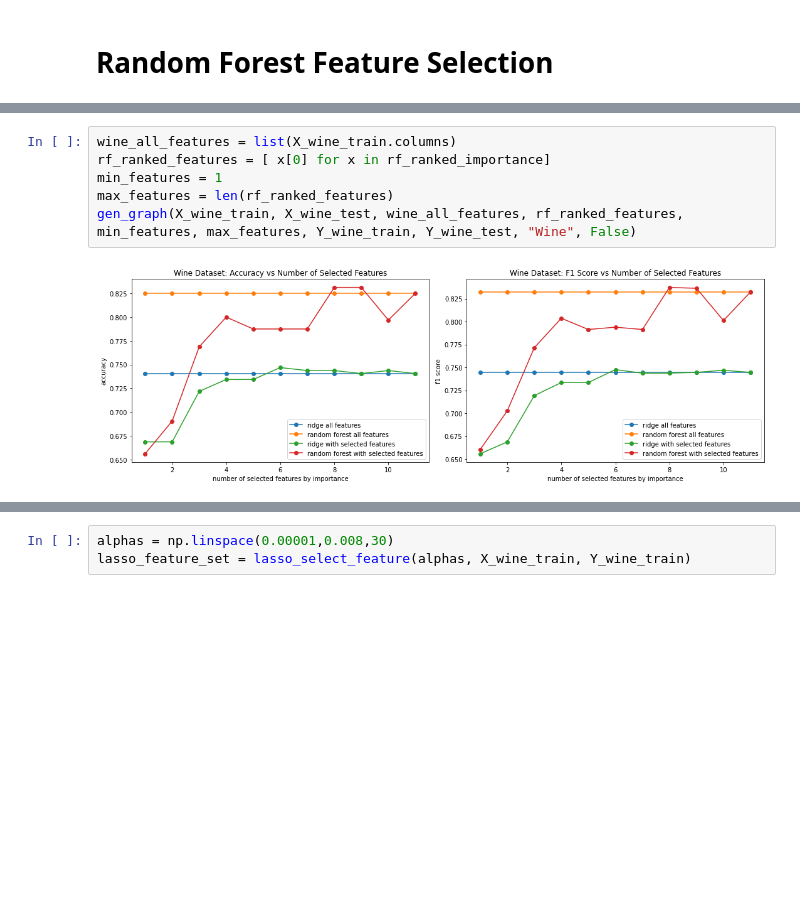
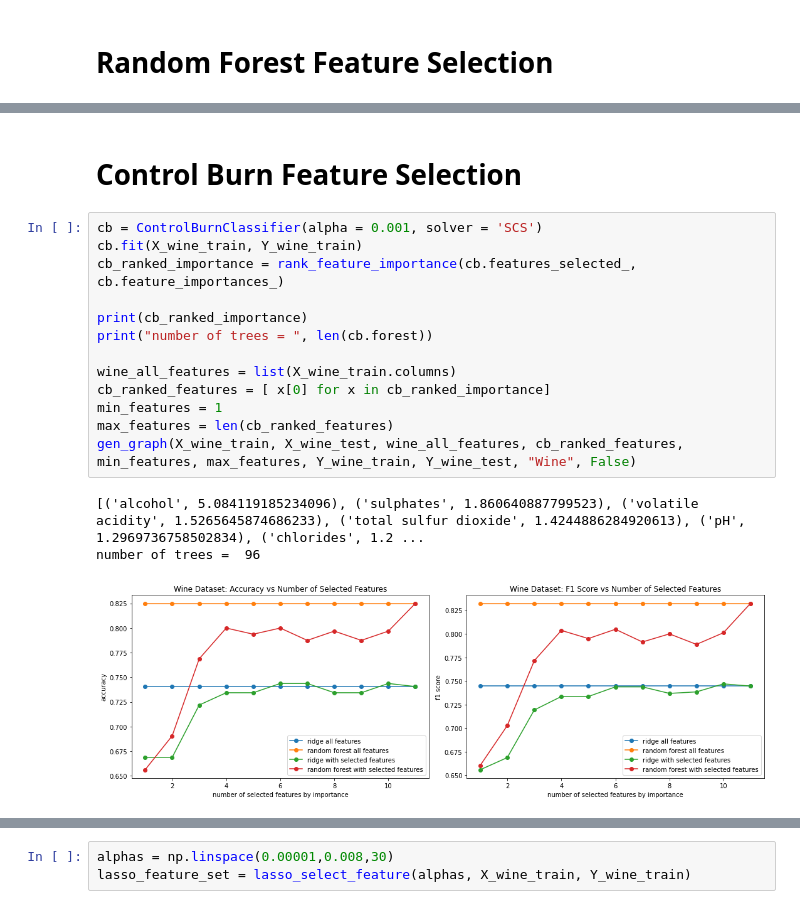
Before and after one commit to win13676/ORIE5741-Project, a Jupyter notebook: pakin_analysis.ipynb, the cells around one changed output, grey strips where cells are left out. Cells and saved outputs as stored; diff of their text form; blank space fills up the shorter version.

Commit message:
undo delete control burn

```diff
--- a/pakin_analysis.ipynb
+++ b/pakin_analysis.ipynb
@@ -190,8 +193,19 @@ loss = 0.175
+# %% [markdown]
+# Control Burn Feature Selection
 # %%
+cb = ControlBurnClassifier(alpha = 0.001, solver = 'SCS')
+cb.fit(X_wine_train, Y_wine_train)
+cb_ranked_importance = rank_feature_importance(cb.features_selected_, cb.feature_importances_)
+
+print(cb_ranked_importance)
+print("number of trees = ", len(cb.forest))
+
 wine_all_features = list(X_wine_train.columns)
-rf_ranked_features = [ x[0] for x in rf_ranked_importance]
+cb_ranked_features = [ x[0] for x in cb_ranked_importance]
 min_features = 1
-max_features = len(rf_ranked_features)
-gen_graph(X_wine_train, X_wine_test, wine_all_features, rf_ranked_features, min_features, max_features, Y_wine_train, Y_wine_test, "Wine", False)
+max_features = len(cb_ranked_features)
+gen_graph(X_wine_train, X_wine_test, wine_all_features, cb_ranked_features, min_features, max_features, Y_wine_train, Y_wine_test, "Wine", False)
 # %% [output]
+[('alcohol', 5.084119185234096), ('sulphates', 1.860640887799523), ('volatile acidity', 1.5265645874686233), ('total sulfur dioxide', 1.4244886284920613), ('pH', 1.2969736758502834), ('chlorides', 1.2 ...
+number of trees =  96
-[figure, old version]
+[figure, new version]
```
Also changed, not shown: parts of 5 cells of this notebook.
